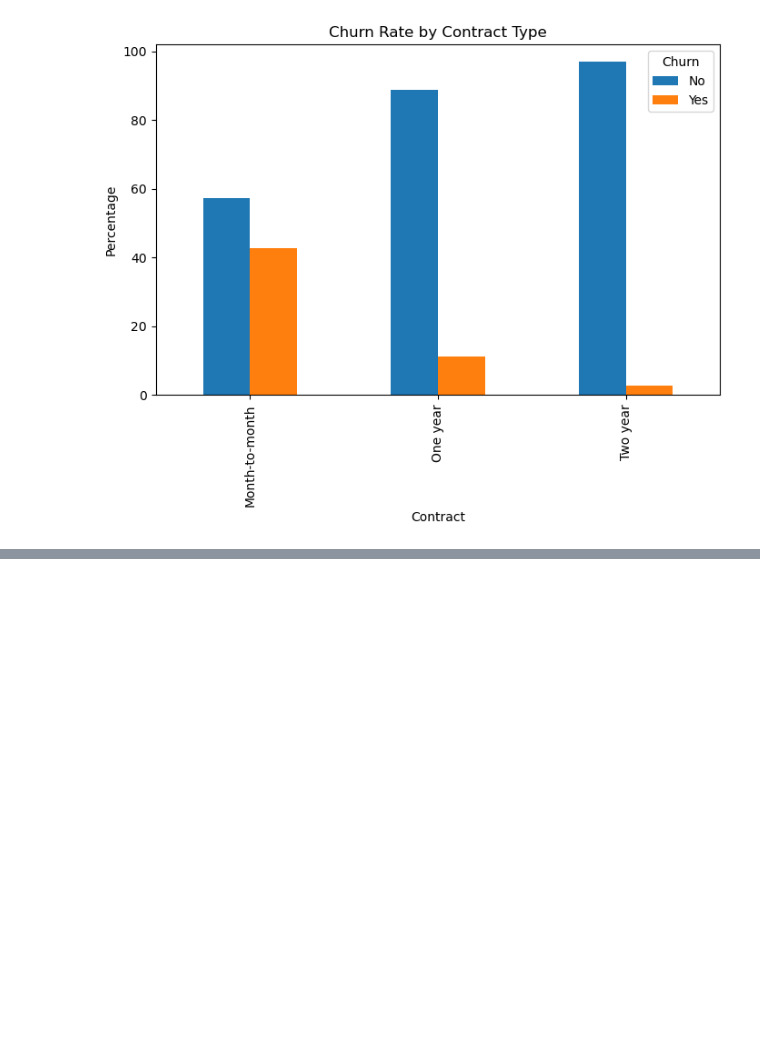
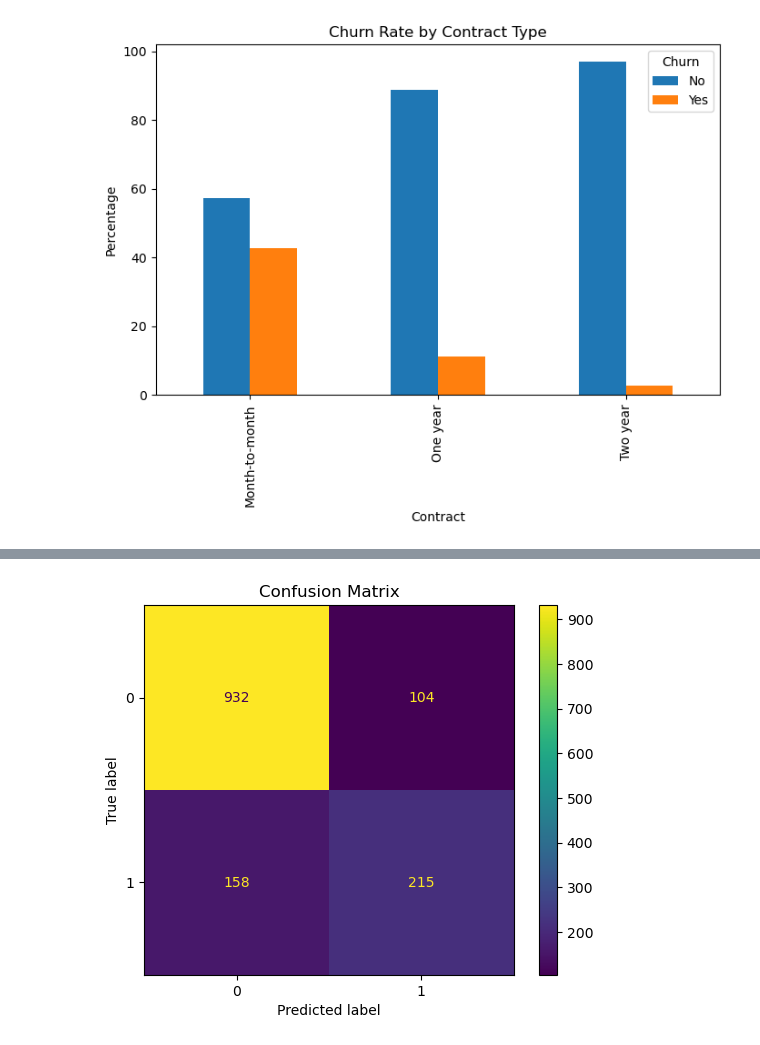
Before and after one commit to Manideep685/SKS-Project, a Jupyter notebook: notebook/cleaning.ipynb, the cells around one changed output, grey strips where cells are left out. Saved outputs shown, nothing was run; the diff lists cells and outputs as text; code cells hidden in the pictures; blank space fills up the shorter version.

```diff
--- a/notebook/cleaning.ipynb
+++ b/notebook/cleaning.ipynb
@@ -208,0 +243,10 @@ plt.show()
+# %%
+model = LogisticRegression(max_iter=1000)
+model.fit(X_train, y_train)
+
+print("\nModel trained successfully!")
+
+y_pred = model.predict(X_test)
+
+accuracy = accuracy_score(y_test, y_pred)
+print(f"\nAccuracy: {accuracy * 100:.2f}%")
@@ -208,0 +265,10 @@ plt.show()
+# %%
+y_pred = model.predict(X_test)
+
+print("Accuracy:", round(accuracy_score(y_test, y_pred) * 100, 2), "%")
+
+print("\nConfusion Matrix:")
+print(confusion_matrix(y_test, y_pred))
+
+print("\nClassification Report:")
+print(classification_report(y_test, y_pred))
@@ -208,0 +291,6 @@ plt.show()
+# %%
+ConfusionMatrixDisplay.from_predictions(y_test, y_pred)
+plt.title("Confusion Matrix")
+plt.show()
+# %% [output]
+[figure, added]
```
Also changed, not shown: parts of 6 cells of this notebook.
